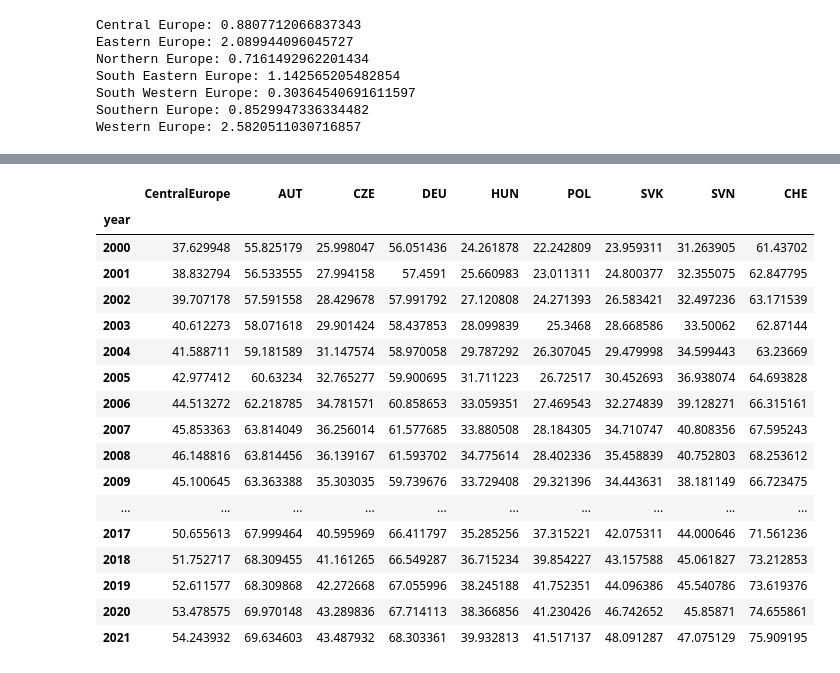
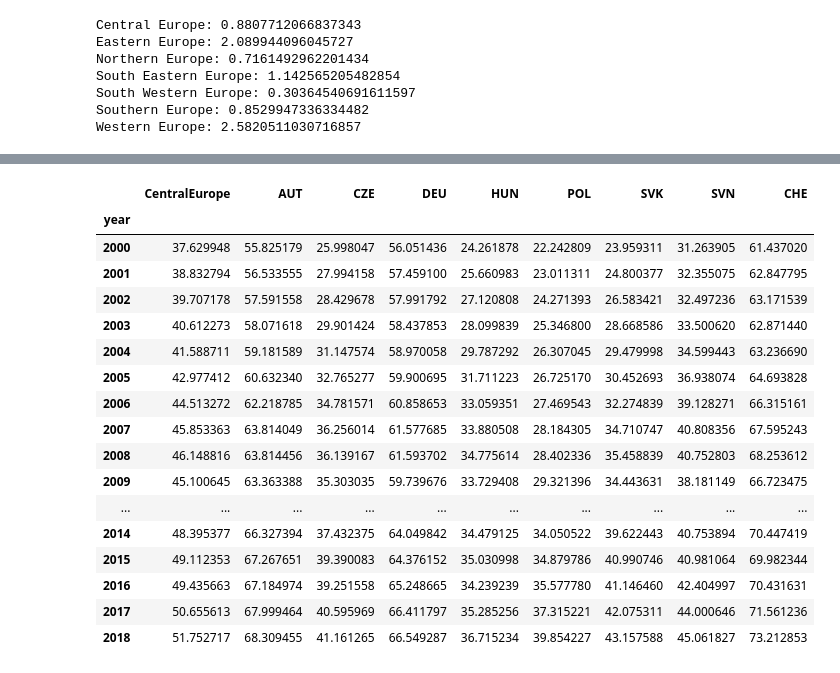
Before and after one commit to JoanneLin168/ADS-European-Productivity, a Jupyter notebook: Notebooks/Productivity_predictions.ipynb, the cells around one changed output, grey strips where cells are left out. Cells and saved outputs as stored; diff of their text form; code cells hidden in the pictures.

```diff
--- a/Notebooks/Productivity_predictions.ipynb
+++ b/Notebooks/Productivity_predictions.ipynb
@@ -863,28 +863,32 @@ df_t
 # %%
+# central_europe_df
 central_europe_df = pd.DataFrame({'year' : years,
                             'CentralEurope' : centraleuropedata,
 
 })
 central_europe_df = central_europe_df.set_index('year')
 for country in CentralEurope:
-    central_europe_df[country] = np.array(df_t[country])
-# central_europe_df
+    central_europe_df[country] = np.array(df_t[country]).astype(np.float64)
-# %% [output]
-|  | CentralEurope | AUT | CZE | DEU | HUN | POL | SVK | SVN | CHE |
-| year |  |  |  |  |  |  |  |  |  |
-| 2000 | 37.629948 | 55.825179 | 25.998047 | 56.051436 | 24.261878 | 22.242809 | 23.959311 | 31.263905 | 61.43702 |
-| 2001 | 38.832794 | 56.533555 | 27.994158 | 57.4591 | 25.660983 | 23.011311 | 24.800377 | 32.355075 | 62.847795 |
-| 2002 | 39.707178 | 57.591558 | 28.429678 | 57.991792 | 27.120808 | 24.271393 | 26.583421 | 32.497236 | 63.171539 |
-| 2003 | 40.612273 | 58.071618 | 29.901424 | 58.437853 | 28.099839 | 25.3468 | 28.668586 | 33.50062 | 62.87144 |
-| 2004 | 41.588711 | 59.181589 | 31.147574 | 58.970058 | 29.787292 | 26.307045 | 29.479998 | 34.599443 | 63.23669 |
-| 2005 | 42.977412 | 60.63234 | 32.765277 | 59.900695 | 31.711223 | 26.72517 | 30.452693 | 36.938074 | 64.693828 |
-| 2006 | 44.513272 | 62.218785 | 34.781571 | 60.858653 | 33.059351 | 27.469543 | 32.274839 | 39.128271 | 66.315161 |
-| 2007 | 45.853363 | 63.814049 | 36.256014 | 61.577685 | 33.880508 | 28.184305 | 34.710747 | 40.808356 | 67.595243 |
-| 2008 | 46.148816 | 63.814456 | 36.139167 | 61.593702 | 34.775614 | 28.402336 | 35.458839 | 40.752803 | 68.253612 |
-| 2009 | 45.100645 | 63.363388 | 35.303035 | 59.739676 | 33.729408 | 29.321396 | 34.443631 | 38.181149 | 66.723475 |
-| ... | ... | ... | ... | ... | ... | ... | ... | ... | ... |
-| 2017 | 50.655613 | 67.999464 | 40.595969 | 66.411797 | 35.285256 | 37.315221 | 42.075311 | 44.000646 | 71.561236 |
-| 2018 | 51.752717 | 68.309455 | 41.161265 | 66.549287 | 36.715234 | 39.854227 | 43.157588 | 45.061827 | 73.212853 |
-| 2019 | 52.611577 | 68.309868 | 42.272668 | 67.055996 | 38.245188 | 41.752351 | 44.096386 | 45.540786 | 73.619376 |
-| 2020 | 53.478575 | 69.970148 | 43.289836 | 67.714113 | 38.366856 | 41.230426 | 46.742652 | 45.85871 | 74.655861 |
-| 2021 | 54.243932 | 69.634603 | 43.487932 | 68.303361 | 39.932813 | 41.517137 | 48.091287 | 47.075129 | 75.909195 |
+# %%
+train_data = central_europe_df.drop([2019,2020,2021])
+test_data = central_europe_df.drop([2000,2001,2002,2003,2004,2005,2006,2007,2008,2009,2010,2011,2012,2013,2014,2015,2016,2017,2018])
+train_data
+# %% [output]
+|  | CentralEurope | AUT | CZE | DEU | HUN | POL | SVK | SVN | CHE |
+| year |  |  |  |  |  |  |  |  |  |
+| 2000 | 37.629948 | 55.825179 | 25.998047 | 56.051436 | 24.261878 | 22.242809 | 23.959311 | 31.263905 | 61.437020 |
+| 2001 | 38.832794 | 56.533555 | 27.994158 | 57.459100 | 25.660983 | 23.011311 | 24.800377 | 32.355075 | 62.847795 |
+| 2002 | 39.707178 | 57.591558 | 28.429678 | 57.991792 | 27.120808 | 24.271393 | 26.583421 | 32.497236 | 63.171539 |
+| 2003 | 40.612273 | 58.071618 | 29.901424 | 58.437853 | 28.099839 | 25.346800 | 28.668586 | 33.500620 | 62.871440 |
+| 2004 | 41.588711 | 59.181589 | 31.147574 | 58.970058 | 29.787292 | 26.307045 | 29.479998 | 34.599443 | 63.236690 |
+| 2005 | 42.977412 | 60.632340 | 32.765277 | 59.900695 | 31.711223 | 26.725170 | 30.452693 | 36.938074 | 64.693828 |
+| 2006 | 44.513272 | 62.218785 | 34.781571 | 60.858653 | 33.059351 | 27.469543 | 32.274839 | 39.128271 | 66.315161 |
+| 2007 | 45.853363 | 63.814049 | 36.256014 | 61.577685 | 33.880508 | 28.184305 | 34.710747 | 40.808356 | 67.595243 |
+| 2008 | 46.148816 | 63.814456 | 36.139167 | 61.593702 | 34.775614 | 28.402336 | 35.458839 | 40.752803 | 68.253612 |
+| 2009 | 45.100645 | 63.363388 | 35.303035 | 59.739676 | 33.729408 | 29.321396 | 34.443631 | 38.181149 | 66.723475 |
+| ... | ... | ... | ... | ... | ... | ... | ... | ... | ... |
+| 2014 | 48.395377 | 66.327394 | 37.432375 | 64.049842 | 34.479125 | 34.050522 | 39.622443 | 40.753894 | 70.447419 |
+| 2015 | 49.112353 | 67.267651 | 39.390083 | 64.376152 | 35.030998 | 34.879786 | 40.990746 | 40.981064 | 69.982344 |
+| 2016 | 49.435663 | 67.184974 | 39.251558 | 65.248665 | 34.239239 | 35.577780 | 41.146460 | 42.404997 | 70.431631 |
+| 2017 | 50.655613 | 67.999464 | 40.595969 | 66.411797 | 35.285256 | 37.315221 | 42.075311 | 44.000646 | 71.561236 |
+| 2018 | 51.752717 | 68.309455 | 41.161265 | 66.549287 | 36.715234 | 39.854227 | 43.157588 | 45.061827 | 73.212853 |
```
Also changed, not shown: parts of 19 cells of this notebook.
